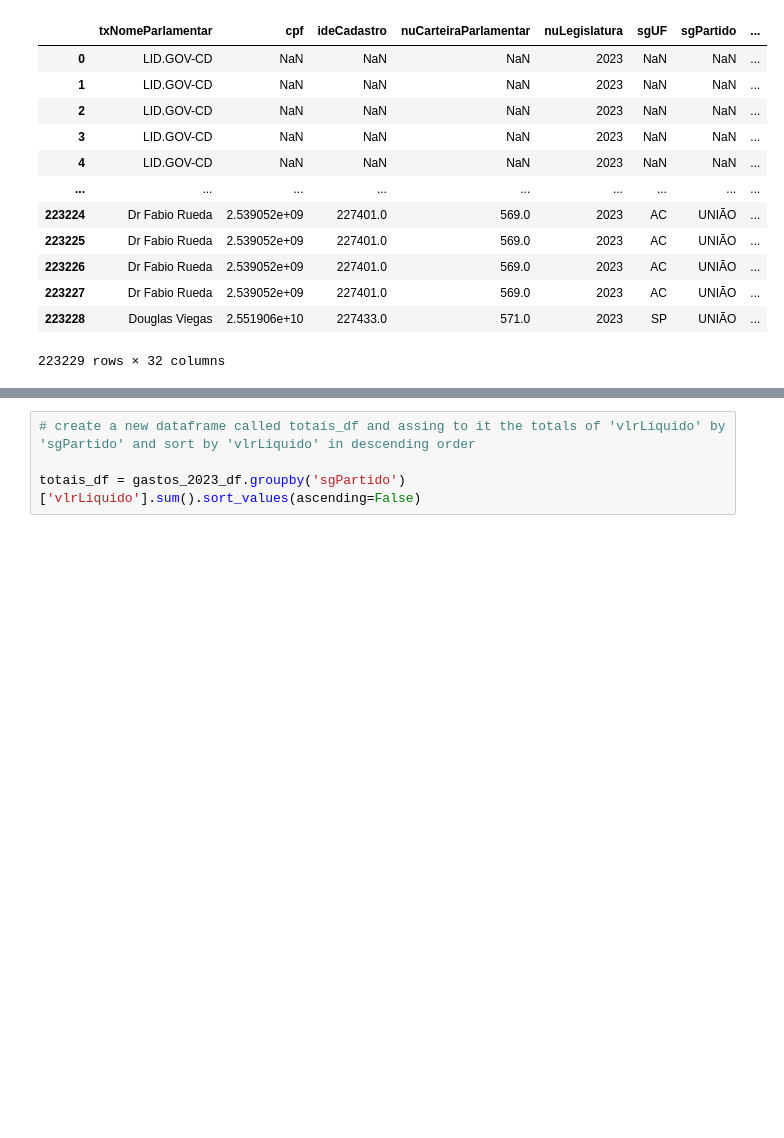
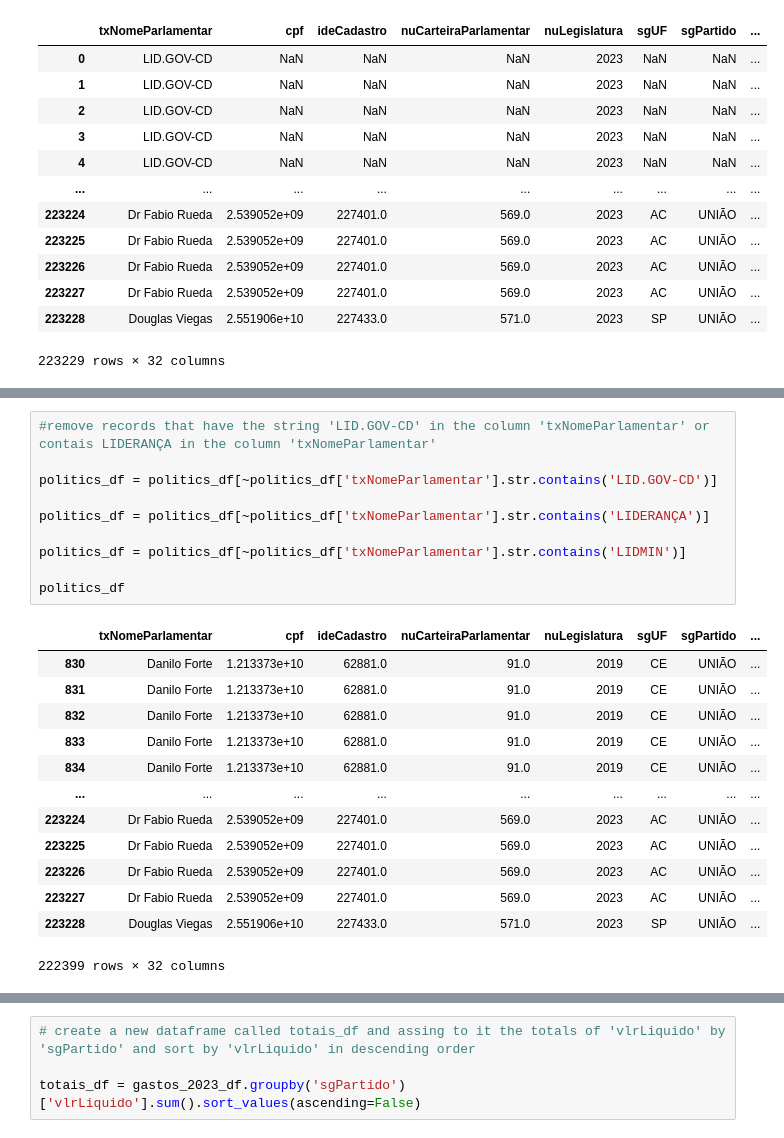
Before and after one commit to mondragonsi/Colab-DataAnalysis-Politics, a Jupyter notebook: maiores_gastadores_por_partido.ipynb, the cells around one changed output, grey strips where cells are left out. Drawn from its saved outputs; the diff is of its cells as text; blank space fills up the shorter version.

```diff
--- a/maiores_gastadores_por_partido.ipynb
+++ b/maiores_gastadores_por_partido.ipynb
@@ -26,0 +41,24 @@ politics_df
+# %%
+#remove records that have the string 'LID.GOV-CD' in the column 'txNomeParlamentar' or contais LIDERANÇA in the column 'txNomeParlamentar'
+
+politics_df = politics_df[~politics_df['txNomeParlamentar'].str.contains('LID.GOV-CD')]
+
+politics_df = politics_df[~politics_df['txNomeParlamentar'].str.contains('LIDERANÇA')]
+
+politics_df = politics_df[~politics_df['txNomeParlamentar'].str.contains('LIDMIN')]
+
+politics_df
+# %% [output]
+|  | txNomeParlamentar | cpf | ideCadastro | nuCarteiraParlamentar | nuLegislatura | sgUF | sgPartido | ... |
+| 830 | Danilo Forte | 1.213373e+10 | 62881.0 | 91.0 | 2019 | CE | UNIÃO | ... |
+| 831 | Danilo Forte | 1.213373e+10 | 62881.0 | 91.0 | 2019 | CE | UNIÃO | ... |
+| 832 | Danilo Forte | 1.213373e+10 | 62881.0 | 91.0 | 2019 | CE | UNIÃO | ... |
+| 833 | Danilo Forte | 1.213373e+10 | 62881.0 | 91.0 | 2019 | CE | UNIÃO | ... |
+| 834 | Danilo Forte | 1.213373e+10 | 62881.0 | 91.0 | 2019 | CE | UNIÃO | ... |
+| ... | ... | ... | ... | ... | ... | ... | ... | ... |
+| 223224 | Dr Fabio Rueda | 2.539052e+09 | 227401.0 | 569.0 | 2023 | AC | UNIÃO | ... |
+| 223225 | Dr Fabio Rueda | 2.539052e+09 | 227401.0 | 569.0 | 2023 | AC | UNIÃO | ... |
+| 223226 | Dr Fabio Rueda | 2.539052e+09 | 227401.0 | 569.0 | 2023 | AC | UNIÃO | ... |
+| 223227 | Dr Fabio Rueda | 2.539052e+09 | 227401.0 | 569.0 | 2023 | AC | UNIÃO | ... |
+| 223228 | Douglas Viegas | 2.551906e+10 | 227433.0 | 571.0 | 2023 | SP | UNIÃO | ... |
+222399 rows × 32 columns
```
Also changed, not shown: parts of 20 cells of this notebook.
